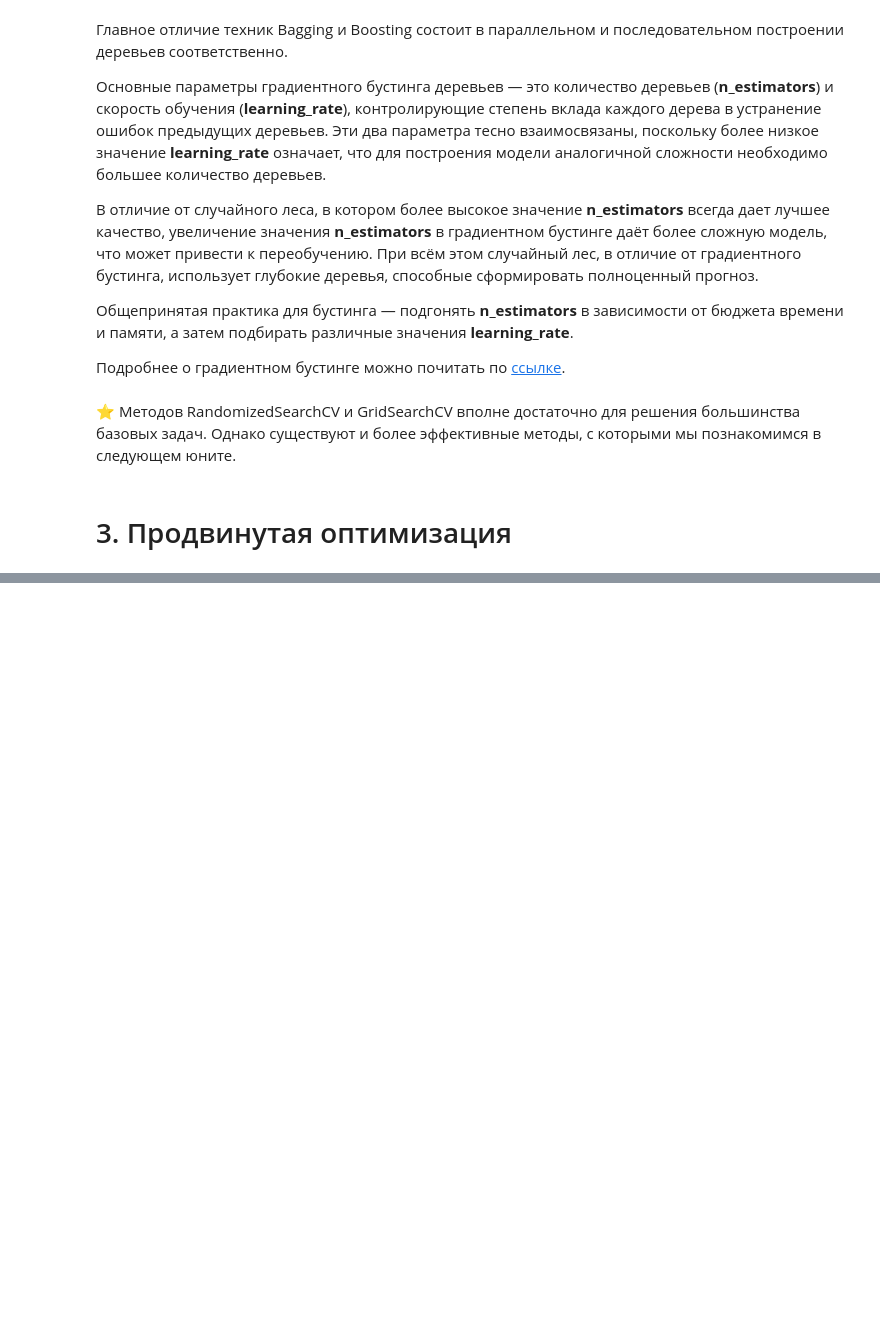
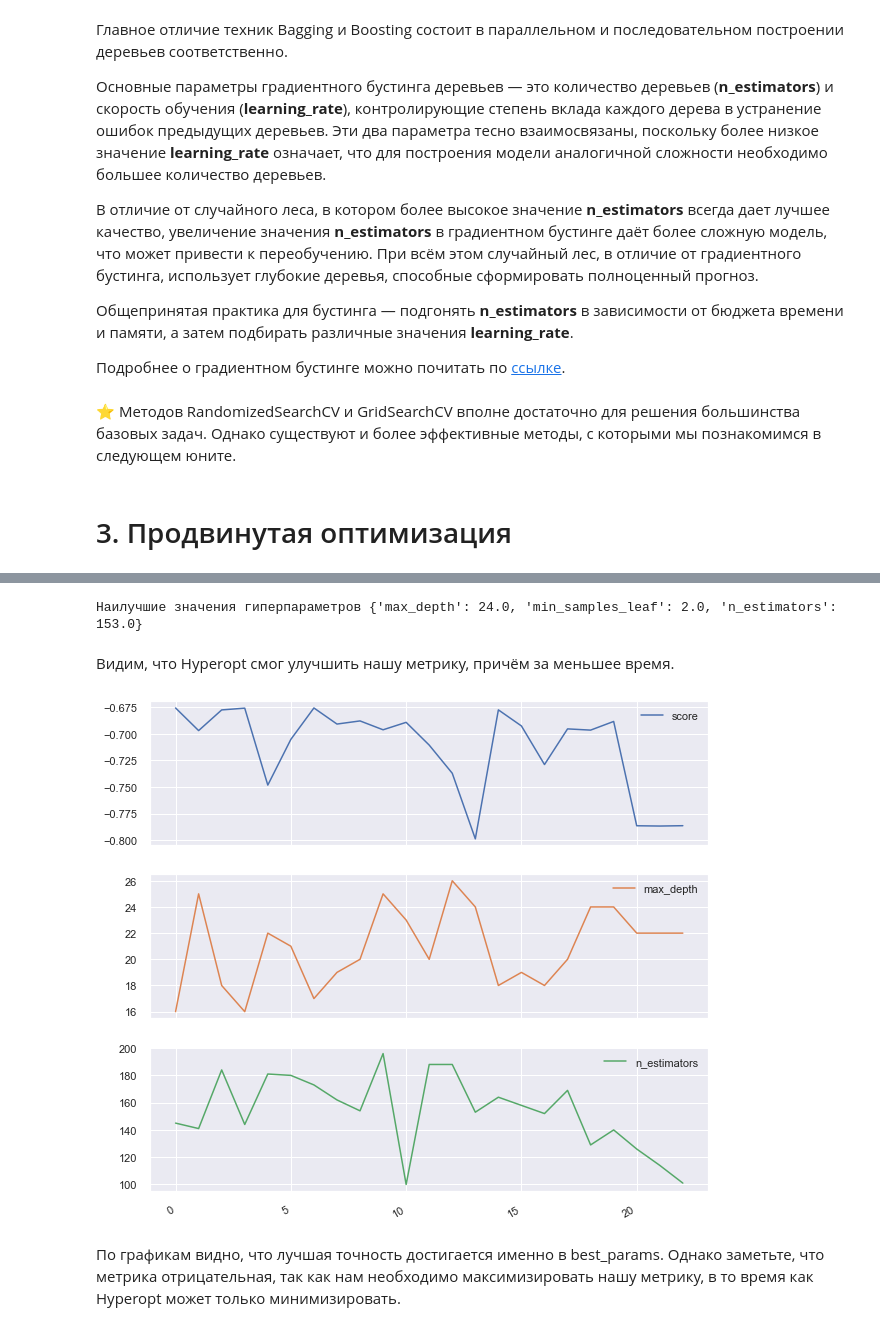
Before and after one commit to Terr14/SF_DS, a Jupyter notebook: SkillFactory/ML-7. Оптимизация гиперпараметров модели/ML-7. Оптимизация гиперпараметров модели.ipynb, the cells around one changed output, grey strips where cells are left out. Cells and saved outputs as stored; diff of their text form; code cells hidden in the pictures; blank space fills up the shorter version.

```diff
--- a/SkillFactory/ML-7. Оптимизация гиперпараметров модели/ML-7. Оптимизация гиперпараметров модели.ipynb
+++ b/SkillFactory/ML-7. Оптимизация гиперпараметров модели/ML-7. Оптимизация гиперпараметров модели.ipynb
@@ -960,0 +1100,19 @@ f1_score на тестовом наборе: 0.67
+# %%
+%%time
+# начинаем подбор гиперпараметров
+
+trials = Trials() # используется для логирования результатов
+
+best=fmin(hyperopt_rf, # наша функция
+          space=space, # пространство гиперпараметров
+          algo=tpe.suggest, # алгоритм оптимизации, установлен по умолчанию, задавать необязательно
+          max_evals=20, # максимальное количество итераций
+          trials=trials, # логирование результатов
+          rstate=np.random.RandomState(random_state)# фиксируем для повторяемости результата
+         )
+print("Наилучшие значения гиперпараметров {}".format(best))
+
+#100%|██████████| 20/20 [01:10<00:00,  3.50s/it, best loss: -0.7986892215038526]
+#Наилучшие значения гиперпараметров {'max_depth': 24.0, 'min_samples_leaf': 2.0, 'n_estimators': 153.0}
+#CPU times: user 1min 10s, sys: 183 ms, total: 1min 10s
+#Wall time: 1min 10s
@@ -960,0 +1151,38 @@ f1_score на тестовом наборе: 0.67
+# %%
+# если необходимо продолжить подбор,
+# то увеличиваем max_evals(должен быть строго больше, чем на предыдущих итерациях)
+# и используем старый trials
+best=fmin(hyperopt_rf, # наша функция
+          space=space, # пространство гиперпараметров
+          algo=tpe.suggest, # алгоритм оптимизации, установлен по умолчанию, задавать необязательно
+          max_evals=23, # максимальное количество итераций
+          trials=trials, # логирование результатов
+          rstate=np.random.RandomState(random_state)# фиксируем для повторяемости результата
+         )
+print("Наилучшие значения гиперпараметров {}".format(best))
+
+#100%|██████████| 3/3 [00:08<00:00,  2.89s/it, best loss: -0.7986892215038526]
+#Наилучшие значения гиперпараметров {'max_depth': 24.0, 'min_samples_leaf': 2.0, 'n_estimators': 153.0}
+# %% [output]
+Наилучшие значения гиперпараметров {'max_depth': 24.0, 'min_samples_leaf': 2.0, 'n_estimators': 153.0}
+# %% [markdown]
+Видим, что Hyperopt смог улучшить нашу метрику, причём за меньшее время.
+# %%
+# отрисуем, как менялась точность при различных гиперпараметрах
+tpe_results=np.array([[x['result']['loss'],
+                      x['misc']['vals']['max_depth'][0],
+                      x['misc']['vals']['n_estimators'][0]] for x in trials.trials])
+
+tpe_results_df=pd.DataFrame(tpe_results,
+                           columns=['score', 'max_depth', 'n_estimators'])
+# тепловая карта в данном случае не очень наглядна, возьмем линейный график
+tpe_results_df.plot(subplots=True,figsize=(10, 10));
+
+#array([<matplotlib.axes._subplots.AxesSubplot object at 0x7f2883875490>,
+       #<matplotlib.axes._subplots.AxesSubplot object at 0x7f28838d9d90>,
+       #<matplotlib.axes._subplots.AxesSubplot object at 0x7f288412bf90>],
+      #dtype=object)
+# %% [output]
+[figure, added]
+# %% [markdown]
+По графикам видно, что лучшая точность достигается именно в best_params. Однако заметьте, что метрика отрицательная, так как нам необходимо максимизировать нашу метрику, в то время как Hyperopt может только минимизировать.
```
Also changed, not shown: parts of 57 cells of this notebook.
